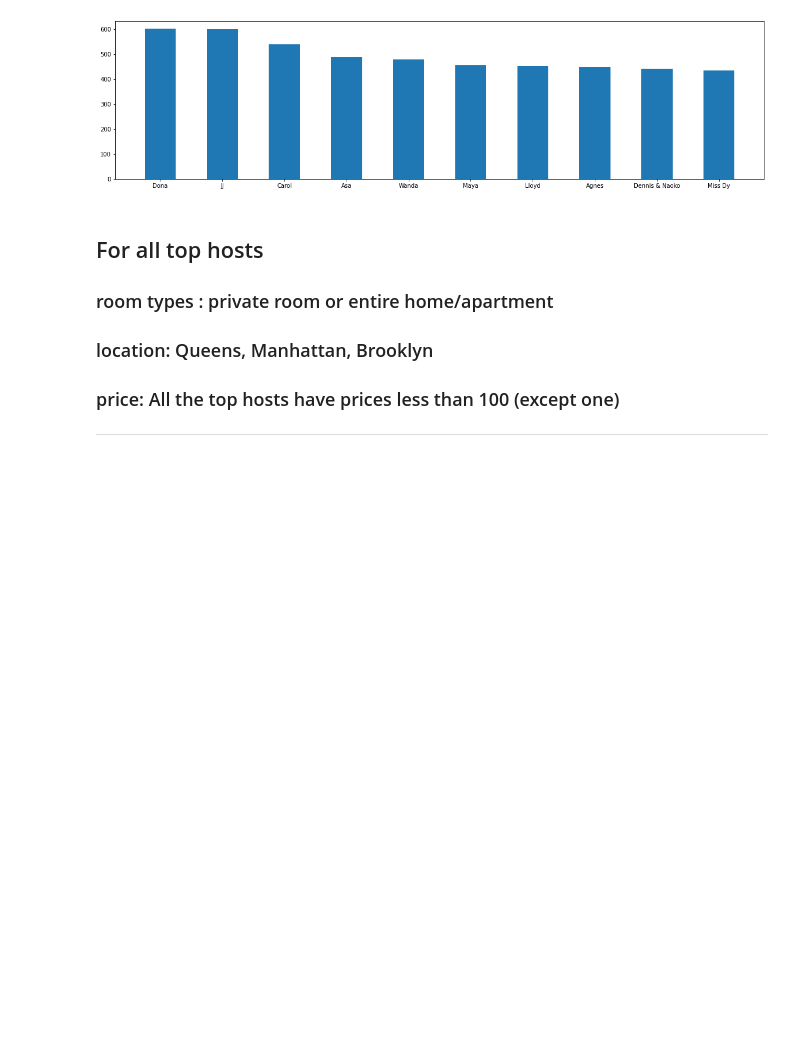
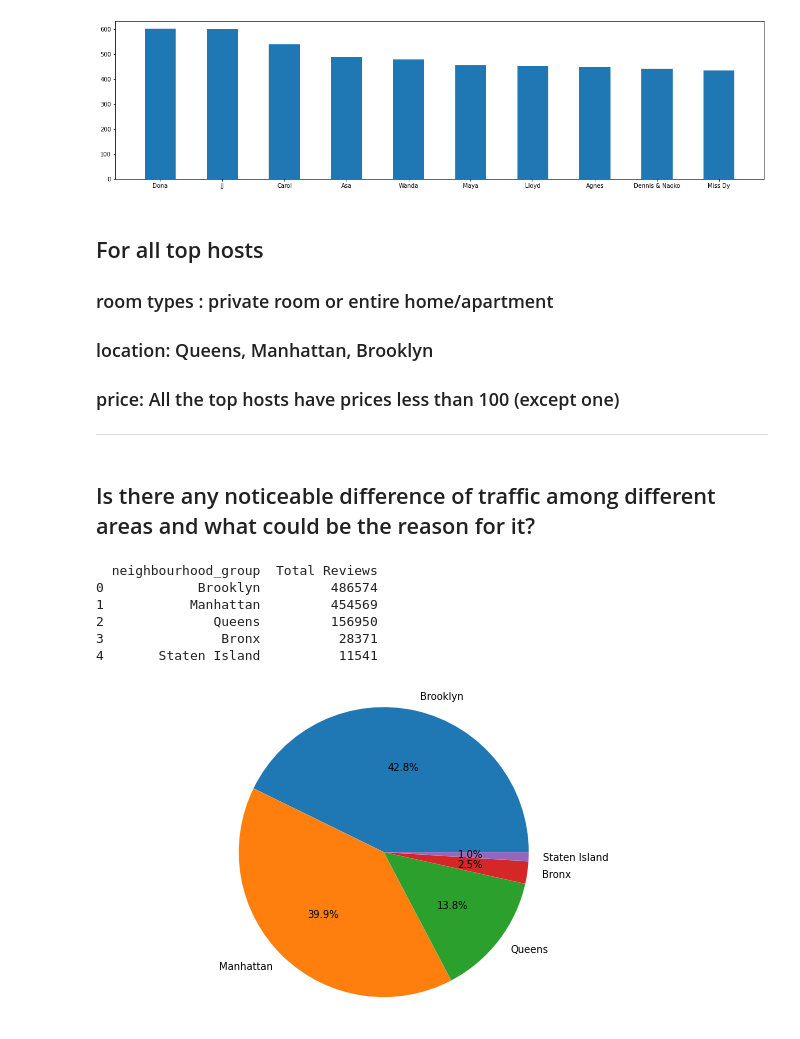
Before and after one commit to mohd-sahil/Airbnb-Bookings-Analysis-EDA, a Jupyter notebook: Airbnb_Bookings_Analysis_Capstone_Project.ipynb, the cells around one changed output. Saved outputs shown, nothing was run; the diff lists cells and outputs as text; code cells hidden in the pictures; blank space fills up the shorter version.

Commit message:
differences in traffic

```diff
--- a/Airbnb_Bookings_Analysis_Capstone_Project.ipynb
+++ b/Airbnb_Bookings_Analysis_Capstone_Project.ipynb
@@ -366,3 +366,29 @@ plt.show()
 
 
 ---
+# %% [markdown]
+## Is there any noticeable difference of traffic among different areas and what could be the reason for it?
+# %%
+# variations in Traffic among different areas
+
+print(df_nghGrp_num_rvws,'\n\n\n')
+
+# Visualization
+
+rvws = df_nghGrp_num_rvws['Total Reviews']
+
+ngh_grp = df_nghGrp_num_rvws['neighbourhood_group']
+
+
+plt.figure(figsize=(10,6))
+plt.pie(rvws, labels = ngh_grp, autopct='%1.1f%%')
+plt.axis('equal')
+plt.show()
+# %% [output]
+  neighbourhood_group  Total Reviews
+0            Brooklyn         486574
+1           Manhattan         454569
+2              Queens         156950
+3               Bronx          28371
+4       Staten Island          11541
+[figure, added]
```
Also changed, not shown: parts of 2 cells of this notebook.
